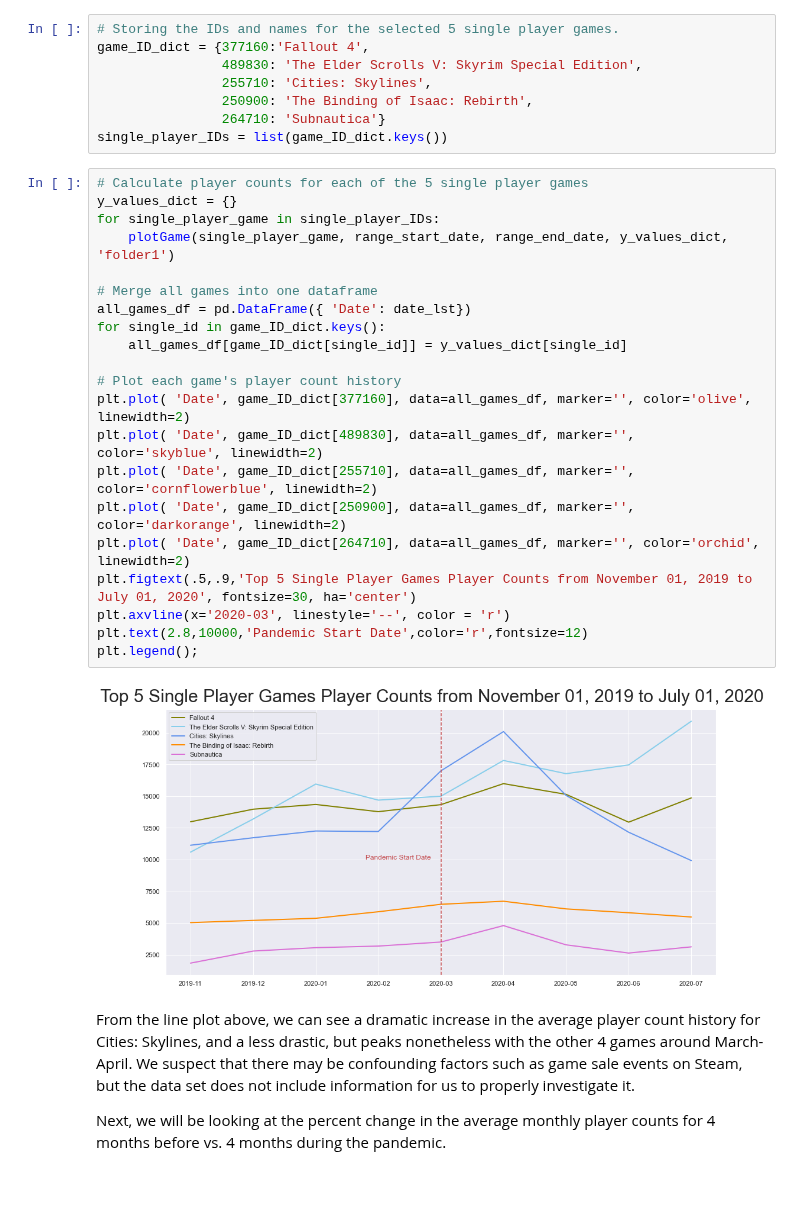
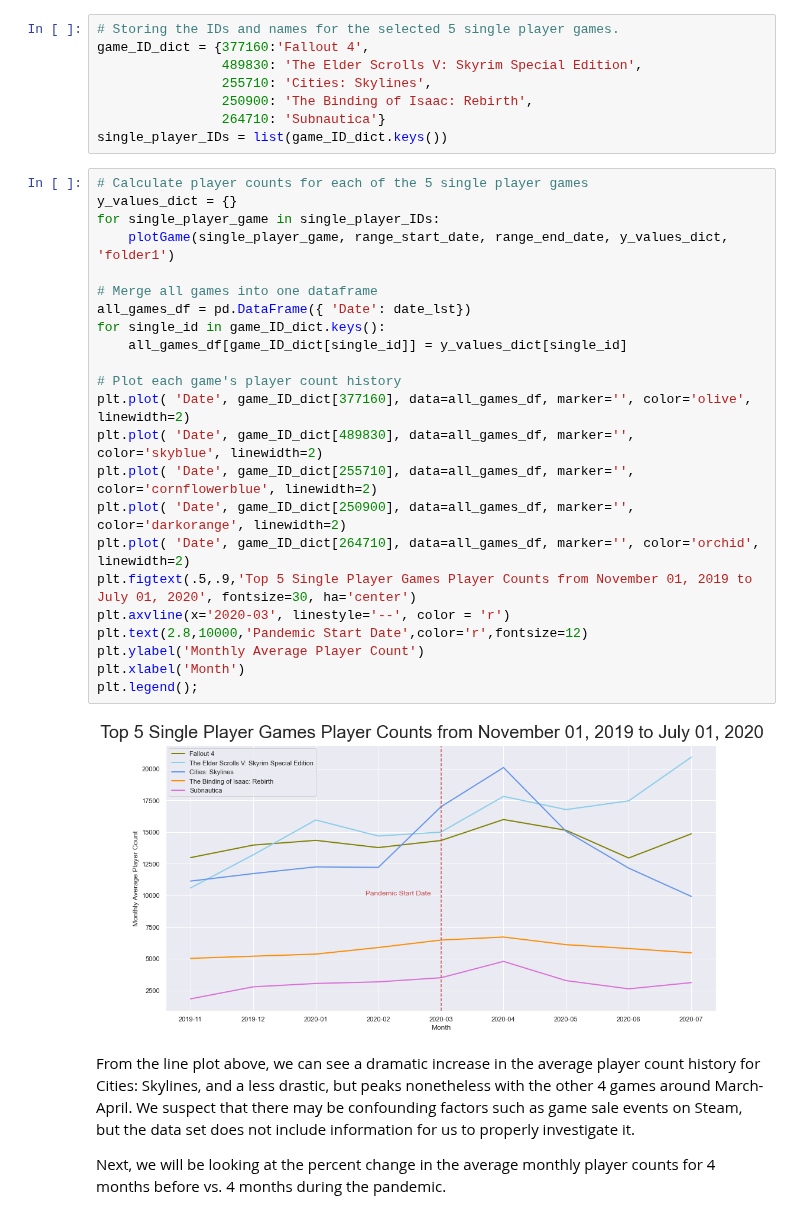
Before and after one commit to tnn050/Social-Gaming-During-COVID-19, a Jupyter notebook: FinalProject_group044.ipynb, the cells around one changed output. Drawn from its saved outputs; the diff is of its cells as text; blank space fills up the shorter version.

```diff
--- a/FinalProject_group044.ipynb
+++ b/FinalProject_group044.ipynb
@@ -485,26 +487,28 @@ single_player_IDs = list(game_ID_dict.keys())
 # %%
 # Calculate player counts for each of the 5 single player games
 y_values_dict = {}
 for single_player_game in single_player_IDs:
     plotGame(single_player_game, range_start_date, range_end_date, y_values_dict, 'folder1')
 
 # Merge all games into one dataframe
 all_games_df = pd.DataFrame({ 'Date': date_lst})
 for single_id in game_ID_dict.keys():
     all_games_df[game_ID_dict[single_id]] = y_values_dict[single_id]
 
 # Plot each game's player count history
 plt.plot( 'Date', game_ID_dict[377160], data=all_games_df, marker='', color='olive', linewidth=2)
 plt.plot( 'Date', game_ID_dict[489830], data=all_games_df, marker='', color='skyblue', linewidth=2)
 plt.plot( 'Date', game_ID_dict[255710], data=all_games_df, marker='', color='cornflowerblue', linewidth=2)
 plt.plot( 'Date', game_ID_dict[250900], data=all_games_df, marker='', color='darkorange', linewidth=2)
 plt.plot( 'Date', game_ID_dict[264710], data=all_games_df, marker='', color='orchid', linewidth=2)
 plt.figtext(.5,.9,'Top 5 Single Player Games Player Counts from November 01, 2019 to July 01, 2020', fontsize=30, ha='center')
 plt.axvline(x='2020-03', linestyle='--', color = 'r')
 plt.text(2.8,10000,'Pandemic Start Date',color='r',fontsize=12)
+plt.ylabel('Monthly Average Player Count')
+plt.xlabel('Month')
 plt.legend();
 # %% [output]
-[figure, old version]
+[figure, new version]
 # %% [markdown]
 From the line plot above, we can see a dramatic increase in the average player count history for Cities: Skylines, and a less drastic, but peaks nonetheless with the other 4 games around March-April. We suspect that there may be confounding factors such as game sale events on Steam, but the data set does not include information for us to properly investigate it.
 
```
Also changed, not shown: parts of 12 cells of this notebook, 3 other files.
